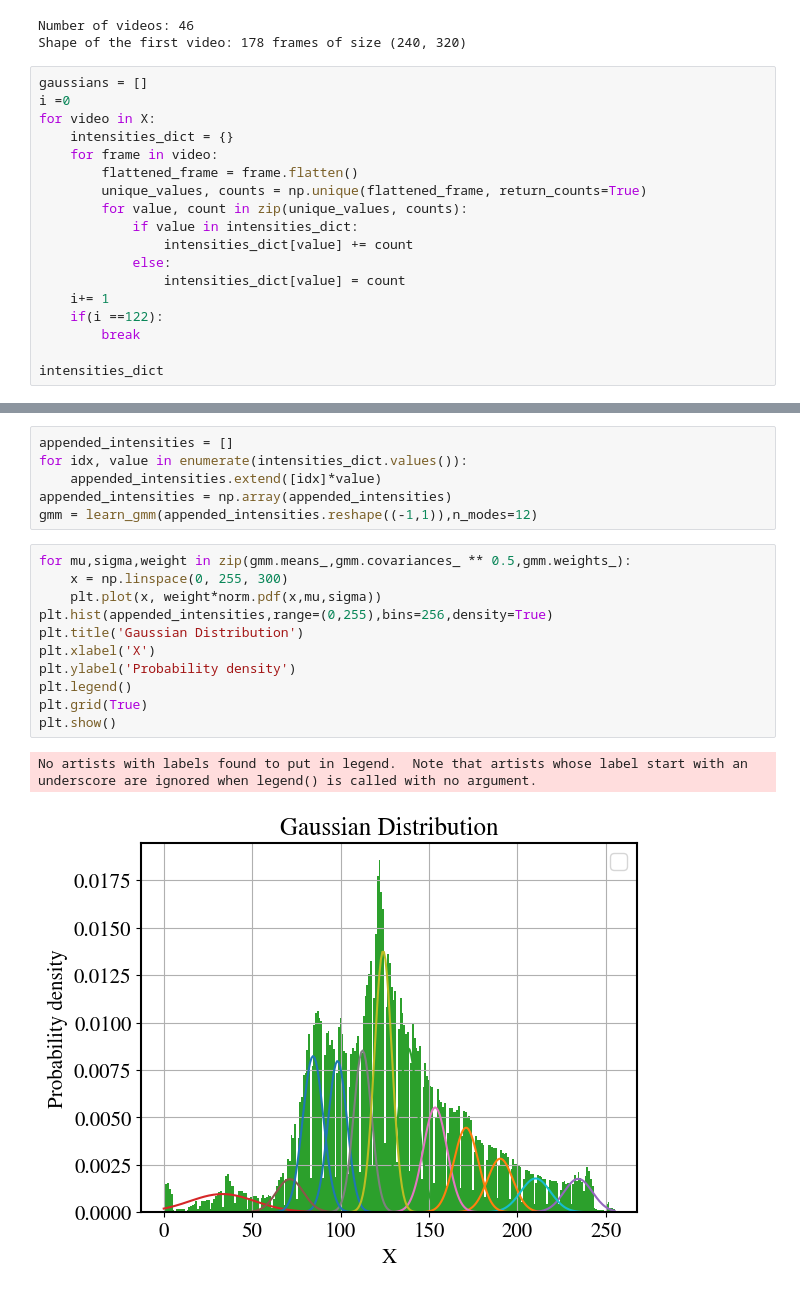
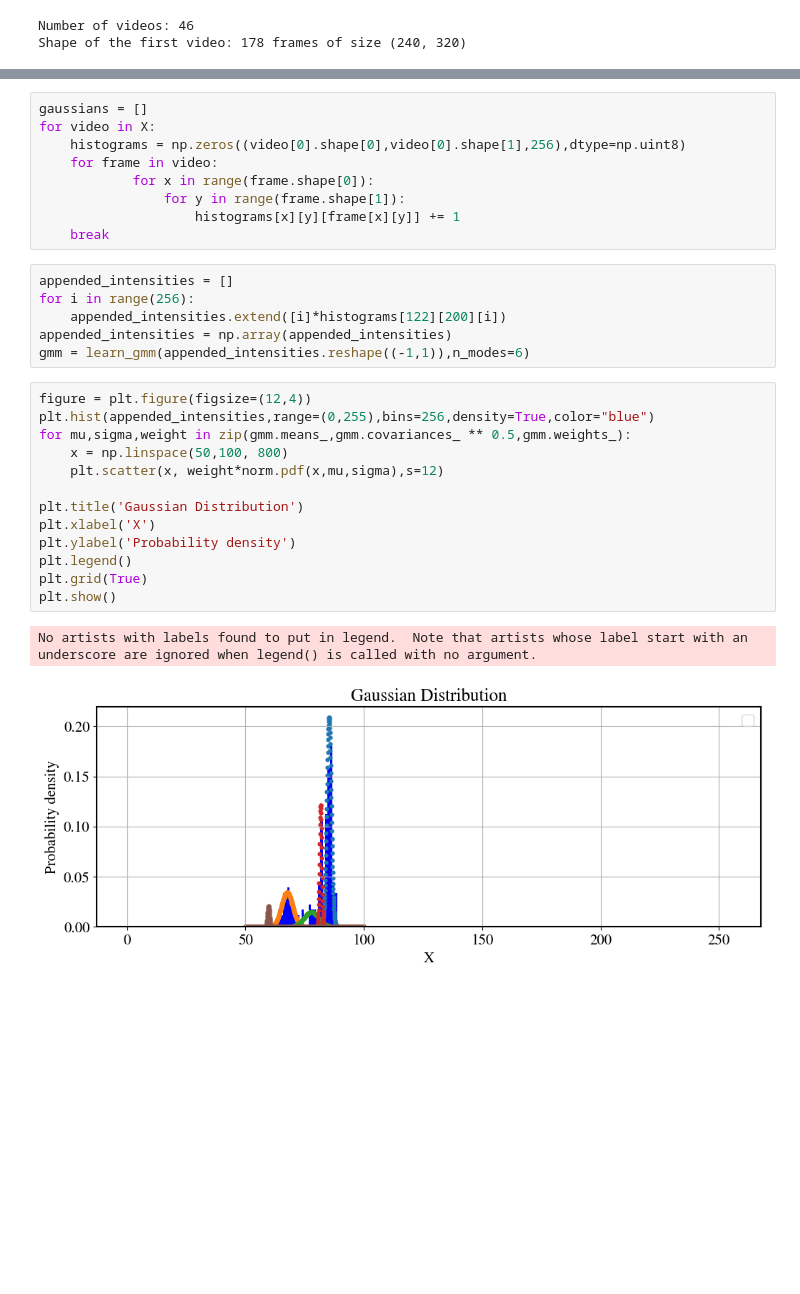
Before and after one commit to uumaaa/movement_classification, a Jupyter notebook: movement_classification.ipynb, the cells around one changed output, grey strips where cells are left out. Drawn from its saved outputs; the diff is of its cells as text; blank space fills up the shorter version.

```diff
--- a/movement_classification.ipynb
+++ b/movement_classification.ipynb
@@ -67,21 +67,3 @@ if X:
 # %% [output]
 Number of videos: 46
 Shape of the first video: 178 frames of size (240, 320)
-# %%
-gaussians = []
-i =0
-for video in X:
-    intensities_dict = {}
-    for frame in video:
-        flattened_frame = frame.flatten()
-        unique_values, counts = np.unique(flattened_frame, return_counts=True)
-        for value, count in zip(unique_values, counts):
-            if value in intensities_dict:
-                intensities_dict[value] += count
-            else:
-                intensities_dict[value] = count
-    i+= 1
-    if(i ==122):
-        break
-
-intensities_dict
@@ -106,20 +70,31 @@ intensities_dict
+# %%
+gaussians = []
+for video in X:
+    histograms = np.zeros((video[0].shape[0],video[0].shape[1],256),dtype=np.uint8)
+    for frame in video:
+            for x in range(frame.shape[0]):
+                for y in range(frame.shape[1]):
+                    histograms[x][y][frame[x][y]] += 1
+    break
 # %%
 appended_intensities = []
-for idx, value in enumerate(intensities_dict.values()):
-    appended_intensities.extend([idx]*value)
+for i in range(256):
+    appended_intensities.extend([i]*histograms[122][200][i])
 appended_intensities = np.array(appended_intensities)
-gmm = learn_gmm(appended_intensities.reshape((-1,1)),n_modes=12)
+gmm = learn_gmm(appended_intensities.reshape((-1,1)),n_modes=6)
 # %%
+figure = plt.figure(figsize=(12,4))
+plt.hist(appended_intensities,range=(0,255),bins=256,density=True,color="blue")
 for mu,sigma,weight in zip(gmm.means_,gmm.covariances_ ** 0.5,gmm.weights_):
-    x = np.linspace(0, 255, 300)
-    plt.plot(x, weight*norm.pdf(x,mu,sigma))
-plt.hist(appended_intensities,range=(0,255),bins=256,density=True)
+    x = np.linspace(50,100, 800)
+    plt.scatter(x, weight*norm.pdf(x,mu,sigma),s=12)
+
 plt.title('Gaussian Distribution')
 plt.xlabel('X')
 plt.ylabel('Probability density')
 plt.legend()
 plt.grid(True)
 plt.show()
 # %% [output]
 No artists with labels found to put in legend.  Note that artists whose label start with an underscore are ignored when legend() is called with no argument.
-[figure, old version]
+[figure, new version]
```
Also changed, not shown: parts of 2 cells of this notebook, 1 other file.
